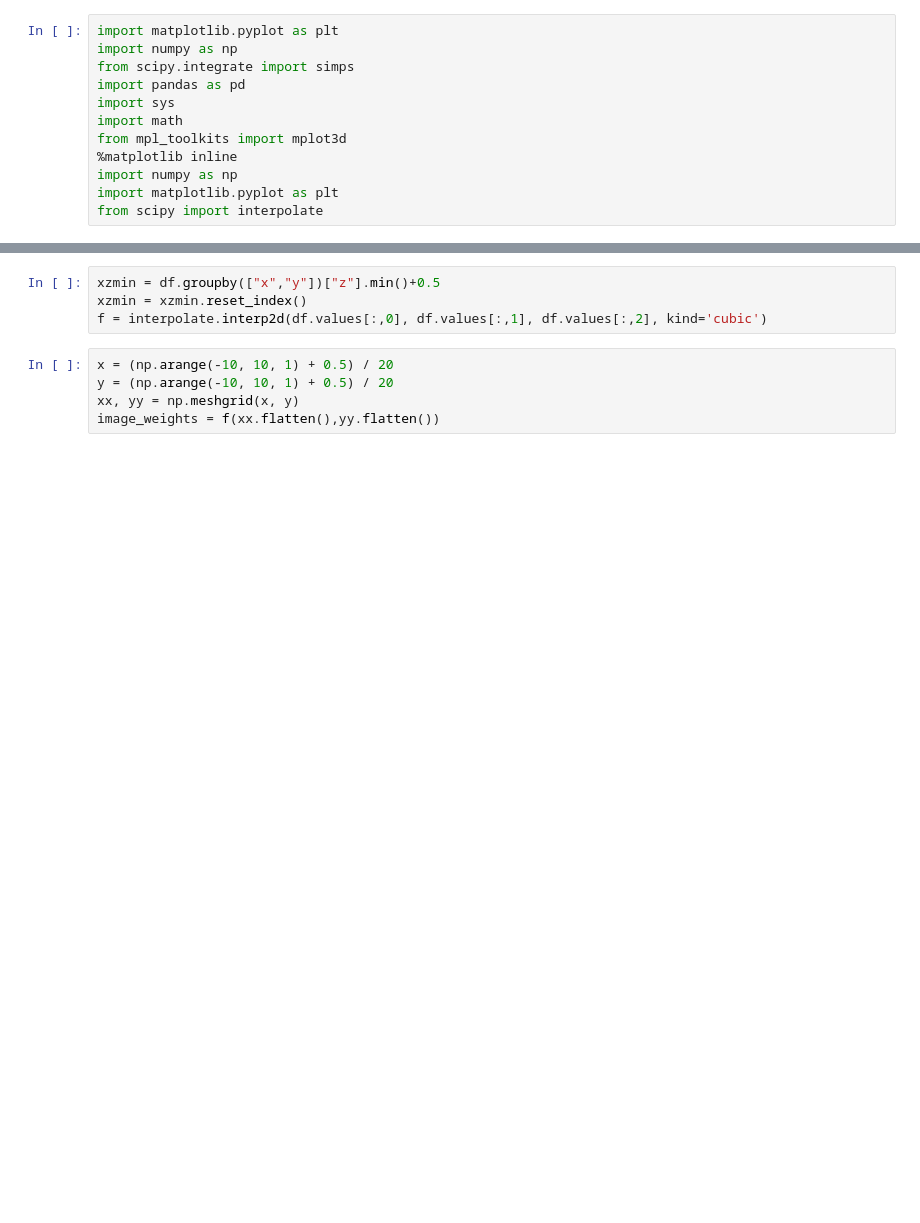
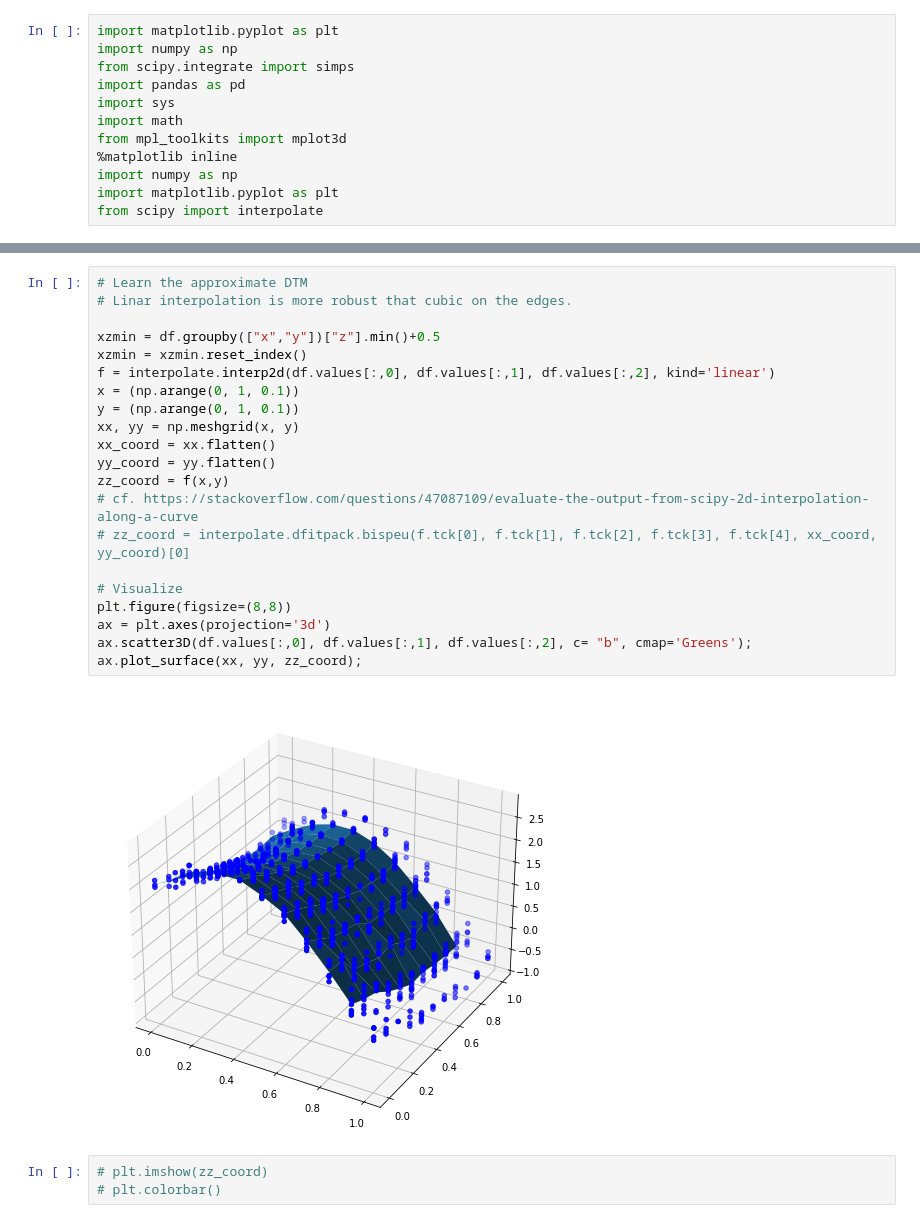
Before and after one commit to ekalinicheva/plot_vegetation_coverage, a Jupyter notebook: notebooks/approximate_DTM_creation.ipynb, the cells around one changed output, grey strips where cells are left out. Saved outputs shown, nothing was run; the diff lists cells and outputs as text; blank space fills up the shorter version.

Commit message:
Complete functional linar interpolation for approximate DTM in notebook

```diff
--- a/notebooks/approximate_DTM_creation.ipynb
+++ b/notebooks/approximate_DTM_creation.ipynb
@@ -45,10 +35,27 @@ ax.scatter3D(df.values[:,0], df.values[:,1], df.values[:,2], c= df.values[:,2],
-# %%
-xzmin = df.groupby(["x","y"])["z"].min()+0.5
-xzmin = xzmin.reset_index()
-f = interpolate.interp2d(df.values[:,0], df.values[:,1], df.values[:,2], kind='cubic')
-# %%
-x = (np.arange(-10, 10, 1) + 0.5) / 20
-y = (np.arange(-10, 10, 1) + 0.5) / 20
-xx, yy = np.meshgrid(x, y)
-image_weights = f(xx.flatten(),yy.flatten())
+# %%
+# Learn the approximate DTM
+# Linar interpolation is more robust that cubic on the edges.
+
+xzmin = df.groupby(["x","y"])["z"].min()+0.5
+xzmin = xzmin.reset_index()
+f = interpolate.interp2d(df.values[:,0], df.values[:,1], df.values[:,2], kind='linear')
+x = (np.arange(0, 1, 0.1))
+y = (np.arange(0, 1, 0.1))
+xx, yy = np.meshgrid(x, y)
+xx_coord = xx.flatten()
+yy_coord = yy.flatten()
+zz_coord = f(x,y)
+# cf. https://stackoverflow.com/questions/47087109/evaluate-the-output-from-scipy-2d-interpolation-along-a-curve
+# zz_coord = interpolate.dfitpack.bispeu(f.tck[0], f.tck[1], f.tck[2], f.tck[3], f.tck[4], xx_coord, yy_coord)[0]
+
+# Visualize
+plt.figure(figsize=(8,8))
+ax = plt.axes(projection='3d')
+ax.scatter3D(df.values[:,0], df.values[:,1], df.values[:,2], c= "b", cmap='Greens');
+ax.plot_surface(xx, yy, zz_coord);
+# %% [output]
+[figure, added]
+# %%
+# plt.imshow(zz_coord)
+# plt.colorbar()
 # %%
```
Also changed, not shown: parts of 5 cells of this notebook, 2 other files.
